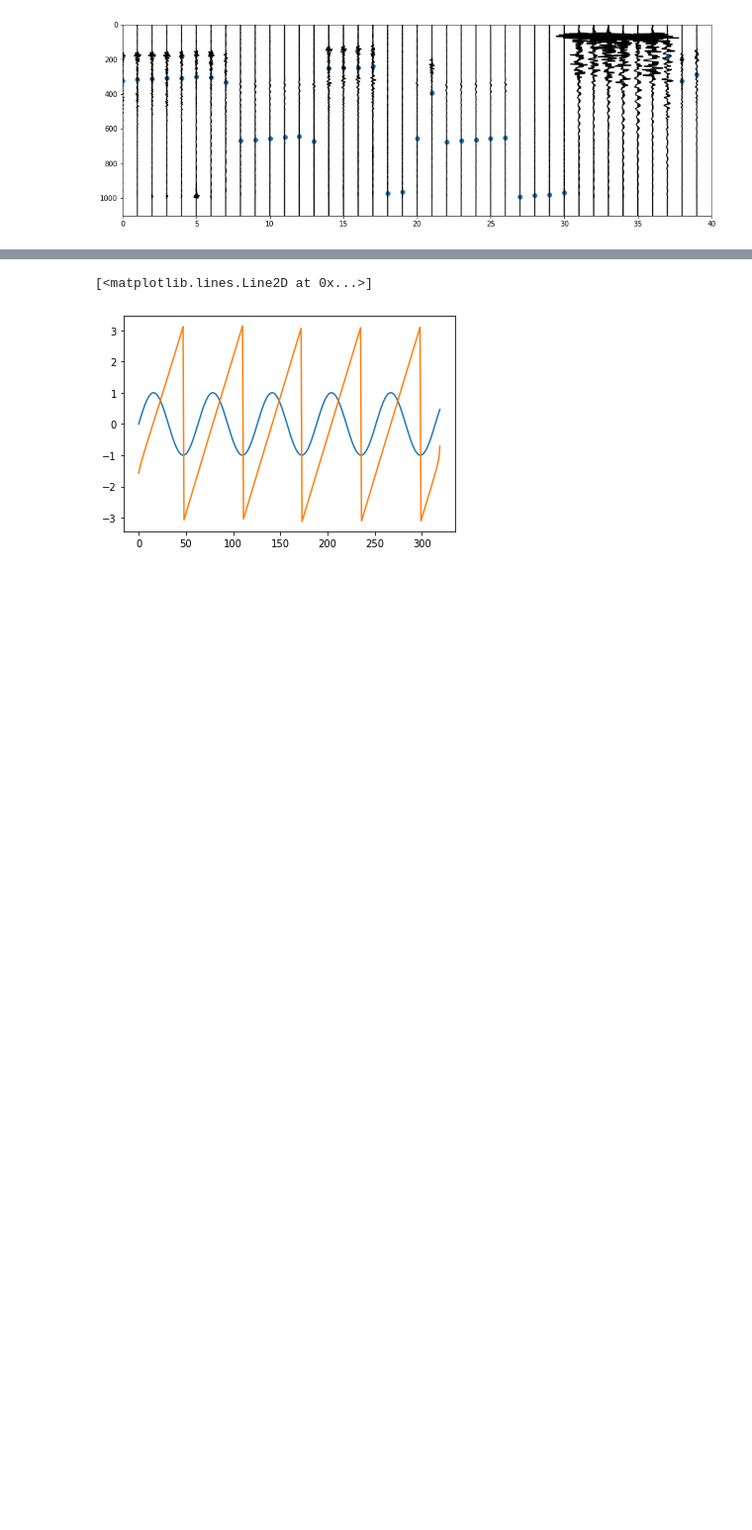
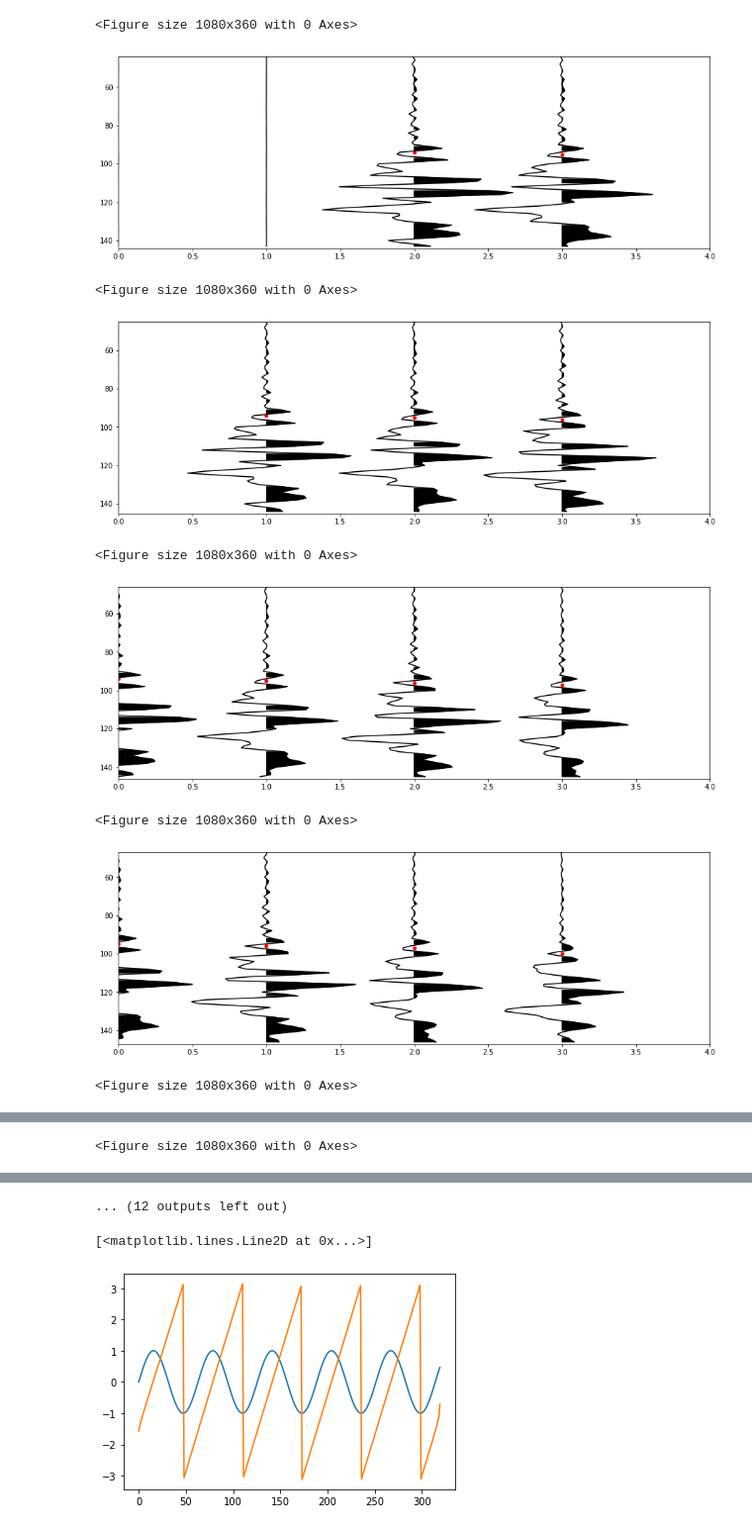
Before and after one commit to janwillembuist/SeismicPro, a Jupyter notebook: tutorials/metrics_map_pipeline.ipynb, the cells around one changed output, grey strips where cells are left out. Shown at 99% size. Drawn from its saved outputs; the diff is of its cells as text; code cells hidden in the pictures; blank space fills up the shorter version.

```diff
--- a/tutorials/metrics_map_pipeline.ipynb
+++ b/tutorials/metrics_map_pipeline.ipynb
@@ -92,7 +92,21 @@ plt.scatter(range(len(phase_along_pick)), phase_along_pick, s=10)
-# %%
-bad = np.where(np.abs(phase_along_pick) > 1)
 # %%
-pts = (range(len(batch.picking[0][bad])) ,batch.picking[0][bad])
-seismic_plot(batch.raw[0][bad], cmap='gray', wiggle=True, figsize=(15, 5), std=0.1, pts=pts)
+badd = np.where(np.abs(phase_along_pick) > 1.5)[0]
+
+for i in badd:
+    bad = [i -2, i - 1, i, i + 1]
+    pts = (range(len(batch.picking[0][bad])) ,batch.picking[0][bad] // 2)
+    plt.figure(figsize=(15,5))
+    phase_along_pick = np.array(phase_along_pick)
+    ylim = (batch.picking[0][i] // 2 - 50, batch.picking[0][i] // 2 + 50)
+    seismic_plot(batch.raw[0][bad], cmap='gray', wiggle=True,
+                 figsize=(15, 5), std=0.1, pts=pts, scatter_color='r', s=20, ylim=ylim)
 # %% [output]
+<Figure size 1080x360 with 0 Axes>
-[figure, old version]
+[figure, new version]
+<Figure size 1080x360 with 0 Axes>
+[figure, added]
+<Figure size 1080x360 with 0 Axes>
+[figure, added]
+<Figure size 1080x360 with 0 Axes>
+[figure, added]
+<Figure size 1080x360 with 0 Axes>
@@ -98,0 +114 @@ seismic_plot(batch.raw[0][bad], cmap='gray', wiggle=True, figsize=(15, 5), std=0
+<Figure size 1080x360 with 0 Axes>
@@ -99,3 +116,4 @@ seismic_plot(batch.raw[0][bad], cmap='gray', wiggle=True, figsize=(15, 5), std=0
+... (12 outputs left out)
 # %%
 import scipy
 signal = np.sin(np.arange(0, ., 0.1))
```
Also changed, not shown: parts of 4 cells of this notebook.
